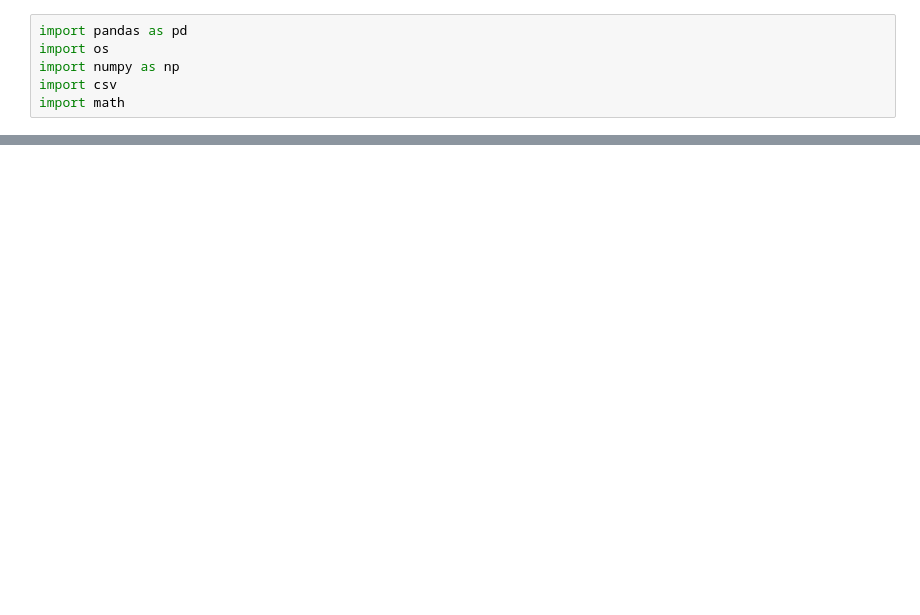
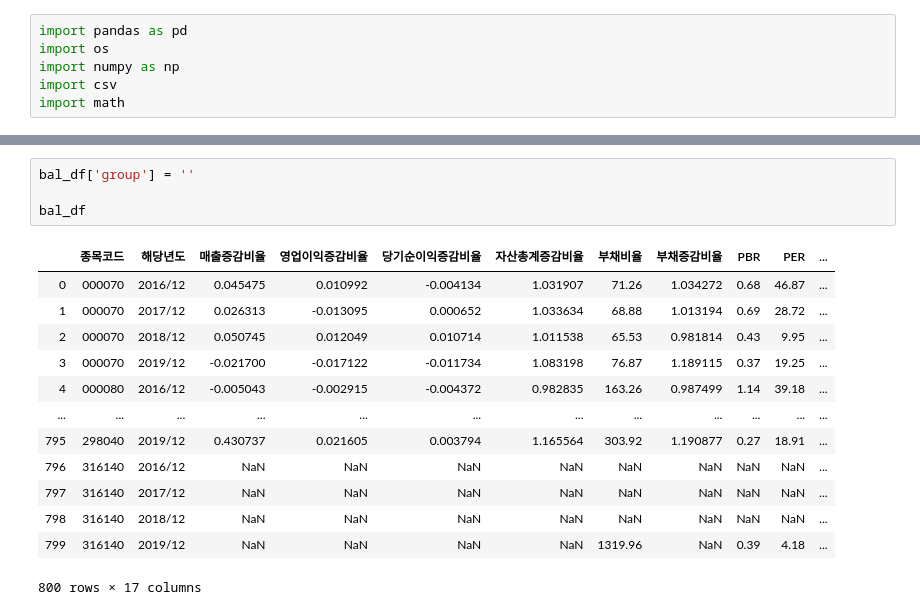
Before and after one commit to dolgorae/Project_Stock_Screener, a Jupyter notebook: code/Scaler.ipynb, the cells around one changed output, grey strips where cells are left out. Drawn from its saved outputs; the diff is of its cells as text; blank space fills up the shorter version.

```diff
--- a/code/Scaler.ipynb
+++ b/code/Scaler.ipynb
@@ -230,0 +266,18 @@ bal_df
+# %%
+bal_df['group'] = ''
+
+bal_df
+# %% [output]
+|  | 종목코드 | 해당년도 | 매출증감비율 | 영업이익증감비율 | 당기순이익증감비율 | 자산총계증감비율 | 부채비율 | 부채증감비율 | PBR | PER | ... |
+| 0 | 000070 | 2016/12 | 0.045475 | 0.010992 | -0.004134 | 1.031907 | 71.26 | 1.034272 | 0.68 | 46.87 | ... |
+| 1 | 000070 | 2017/12 | 0.026313 | -0.013095 | 0.000652 | 1.033634 | 68.88 | 1.013194 | 0.69 | 28.72 | ... |
+| 2 | 000070 | 2018/12 | 0.050745 | 0.012049 | 0.010714 | 1.011538 | 65.53 | 0.981814 | 0.43 | 9.95 | ... |
+| 3 | 000070 | 2019/12 | -0.021700 | -0.017122 | -0.011734 | 1.083198 | 76.87 | 1.189115 | 0.37 | 19.25 | ... |
+| 4 | 000080 | 2016/12 | -0.005043 | -0.002915 | -0.004372 | 0.982835 | 163.26 | 0.987499 | 1.14 | 39.18 | ... |
+| ... | ... | ... | ... | ... | ... | ... | ... | ... | ... | ... | ... |
+| 795 | 298040 | 2019/12 | 0.430737 | 0.021605 | 0.003794 | 1.165564 | 303.92 | 1.190877 | 0.27 | 18.91 | ... |
+| 796 | 316140 | 2016/12 | NaN | NaN | NaN | NaN | NaN | NaN | NaN | NaN | ... |
+| 797 | 316140 | 2017/12 | NaN | NaN | NaN | NaN | NaN | NaN | NaN | NaN | ... |
+| 798 | 316140 | 2018/12 | NaN | NaN | NaN | NaN | NaN | NaN | NaN | NaN | ... |
+| 799 | 316140 | 2019/12 | NaN | NaN | NaN | NaN | 1319.96 | NaN | 0.39 | 4.18 | ... |
+800 rows × 17 columns
```
Also changed, not shown: parts of 16 cells of this notebook, 3 other files.
